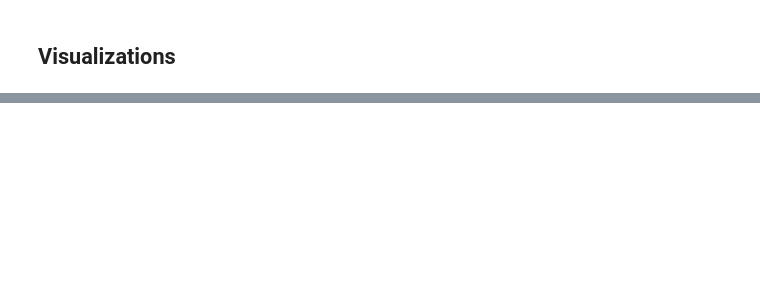
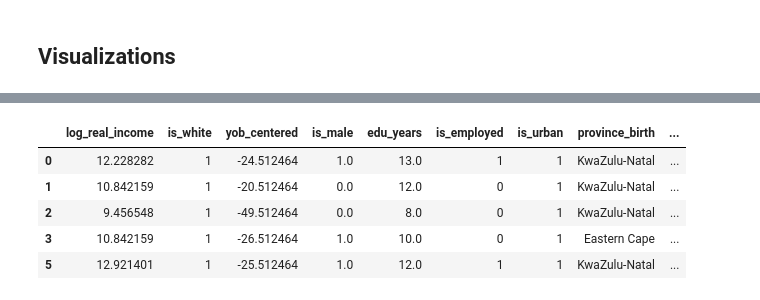
Before and after one commit to erinabruzzy/dsan5650_path1, a Jupyter notebook: apartheid.ipynb, the cells around one changed output, grey strips where cells are left out. Drawn from its saved outputs; the diff is of its cells as text; code cells hidden in the pictures; blank space fills up the shorter version.

```diff
--- a/apartheid.ipynb
+++ b/apartheid.ipynb
@@ -1203 +1201,10 @@ Passing `palette` without assigning `hue` is deprecated and will be removed in v
+# %%
+df_pooled.head()
+# %% [output]
+|  | log_real_income | is_white | yob_centered | is_male | edu_years | is_employed | is_urban | province_birth | ... |
+| 0 | 12.228282 | 1 | -24.512464 | 1.0 | 13.0 | 1 | 1 | KwaZulu-Natal | ... |
+| 1 | 10.842159 | 1 | -20.512464 | 0.0 | 12.0 | 0 | 1 | KwaZulu-Natal | ... |
+| 2 | 9.456548 | 1 | -49.512464 | 0.0 | 8.0 | 0 | 1 | KwaZulu-Natal | ... |
+| 3 | 10.842159 | 1 | -26.512464 | 1.0 | 10.0 | 0 | 1 | Eastern Cape | ... |
+| 5 | 12.921401 | 1 | -25.512464 | 1.0 | 12.0 | 1 | 1 | KwaZulu-Natal | ... |
 # %%
```
Also changed, not shown: parts of 11 cells of this notebook, 6 other files.
